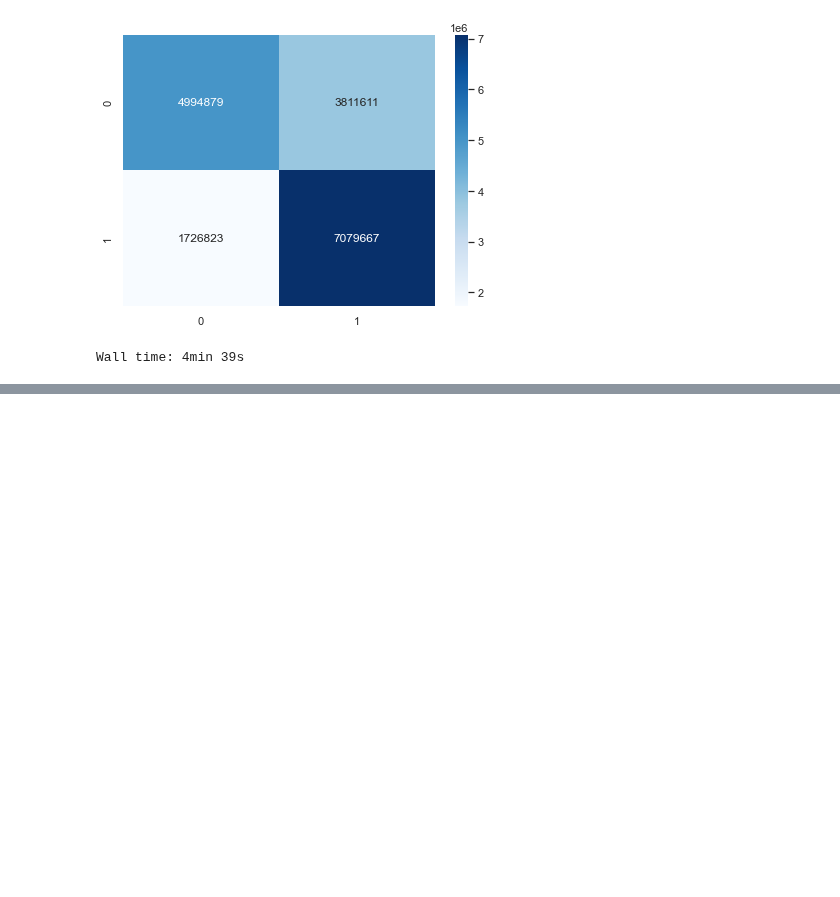
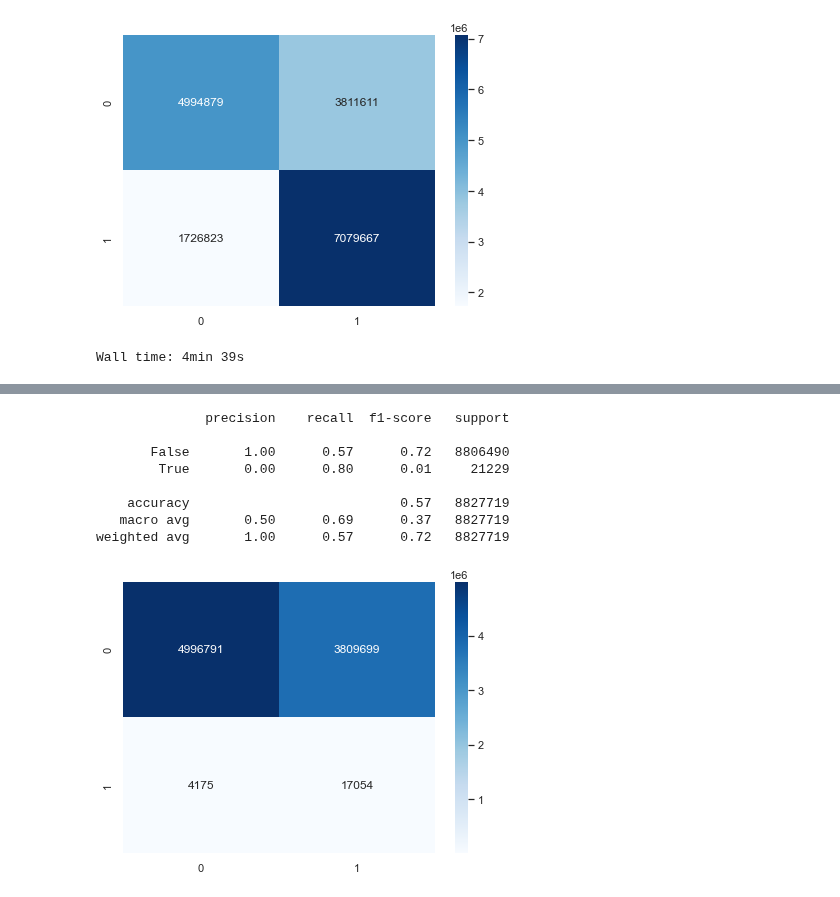
Before and after one commit to KevinCarr42/Billboard-100-Audio-Feature-Analytics, a Jupyter notebook: Kevin 820 5. Classification.ipynb, the cells around one changed output, grey strips where cells are left out. Drawn from its saved outputs; the diff is of its cells as text; code cells hidden in the pictures; blank space fills up the shorter version.

```diff
--- a/Kevin 820 5. Classification.ipynb
+++ b/Kevin 820 5. Classification.ipynb
@@ -434,3 +589,38 @@ grid = GridSearchCV(
 )
 
 # check best results
+# %%
+%%time
+# check balanced vs undersampled
+# same exact precision, recall, and accuracy, but takes longer
+
+# choose dataset and algorithm
+n_cluster = 0
+n_algorithm = 0
+
+# create working dataset
+X_, y_ = clusters[cluster_keys[n_cluster]]
+
+# no pipeline
+model = ML_algorithms[n_algorithm](class_weight='balanced')
+
+# set up crossvalidation
+cv = StratifiedKFold(n_splits=5, shuffle=True)
+
+# calculate and print results
+y_pred = cross_val_predict(model, X_, y_, cv=cv)
+print(classification_report(y_, y_pred))
+
+plt.subplots(figsize=(7, 5))
+sns.heatmap(confusion_matrix(y_, y_pred), cmap='Blues', annot=True, fmt='.0f')
+plt.show()
+# %% [output]
+              precision    recall  f1-score   support
+
+       False       1.00      0.57      0.72   8806490
+        True       0.00      0.80      0.01     21229
+
+    accuracy                           0.57   8827719
+   macro avg       0.50      0.69      0.37   8827719
+weighted avg       1.00      0.57      0.72   8827719
+[figure, added]
```
Also changed, not shown: parts of 15 cells of this notebook.
